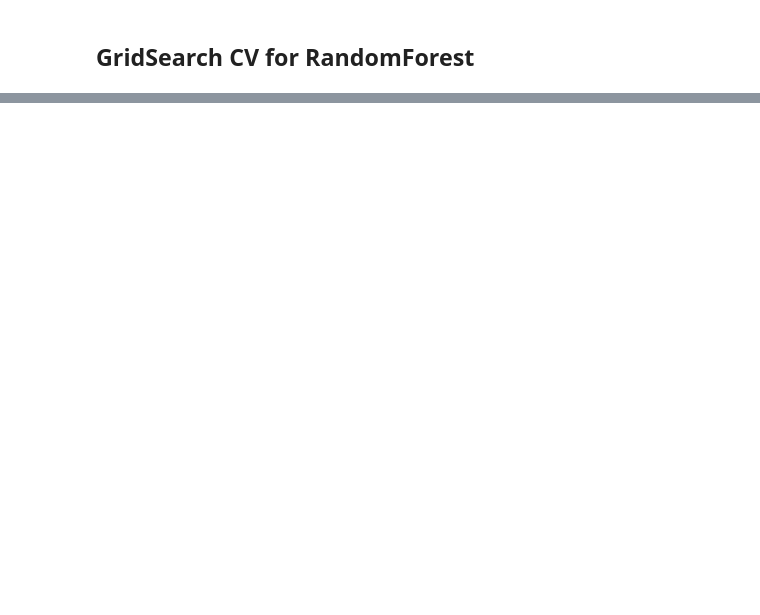
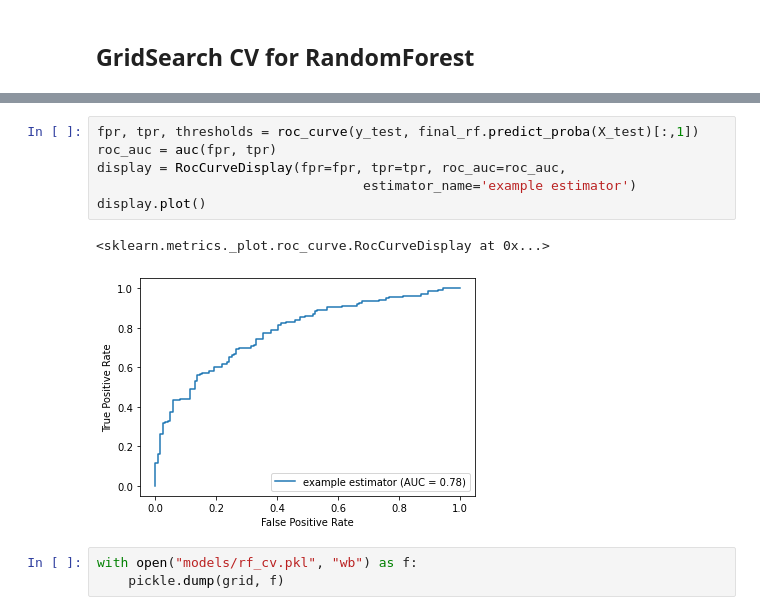
Before and after one commit to JohnsonJDDJ/zilean, a Jupyter notebook: models.ipynb, the cells around one changed output, grey strips where cells are left out. Cells and saved outputs as stored; diff of their text form; blank space fills up the shorter version.

```diff
--- a/models.ipynb
+++ b/models.ipynb
@@ -94,0 +71,12 @@ pd.DataFrame(grid.cv_results_).sort_values("mean_test_score", ascending=False)
+# %%
+fpr, tpr, thresholds = roc_curve(y_test, final_rf.predict_proba(X_test)[:,1])
+roc_auc = auc(fpr, tpr)
+display = RocCurveDisplay(fpr=fpr, tpr=tpr, roc_auc=roc_auc,
+                                  estimator_name='example estimator')
+display.plot()
+# %% [output]
+<sklearn.metrics._plot.roc_curve.RocCurveDisplay at 0x...>
+[figure, added]
+# %%
+with open("models/rf_cv.pkl", "wb") as f:
+    pickle.dump(grid, f)
```
Also changed, not shown: parts of 7 cells of this notebook, 1 other file.
